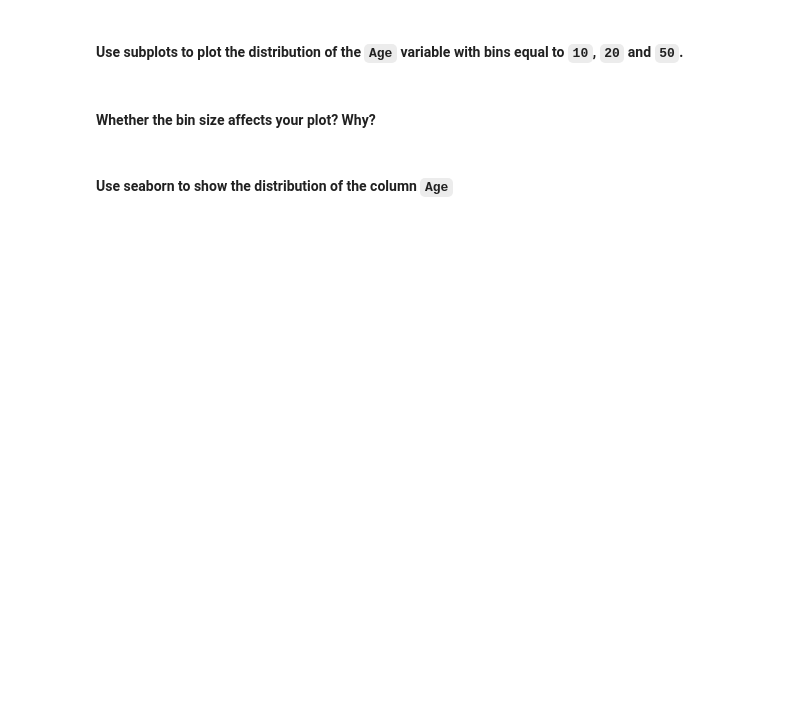
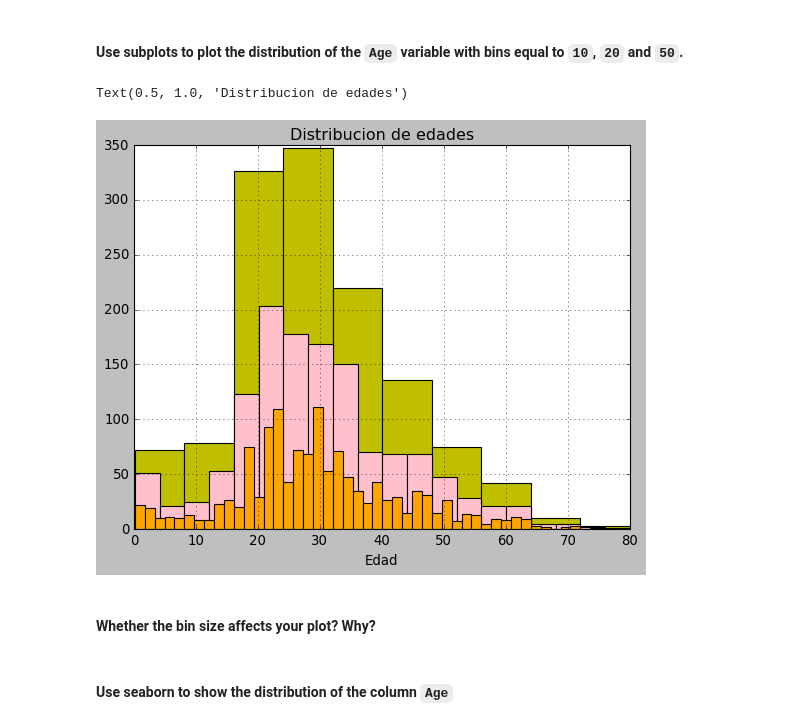
Before and after one commit to soledb94/datamad0320, a Jupyter notebook: module-2/lab-matplotlib-seaborn/your-code/challenge-3.ipynb, the cells around one changed output. Drawn from its saved outputs; the diff is of its cells as text; code cells hidden in the pictures; blank space fills up the shorter version.

```diff
--- a/module-2/lab-matplotlib-seaborn/your-code/challenge-3.ipynb
+++ b/module-2/lab-matplotlib-seaborn/your-code/challenge-3.ipynb
@@ -97,2 +105,26 @@ df.select_dtypes(object)
+# %%
+# your code here
+
+df["Age"].hist(color="y",bins=10)
+
+plt.xlabel("Edad")
+plt.title("Distribucion de edades")
+
+
+df["Age"].hist(color="pink",bins=20)
+
+plt.xlabel("Edad")
+plt.title("Distribucion de edades")
+
+
+df["Age"].hist(color="orange",bins=50)
+
+plt.xlabel("Edad")
+plt.title("Distribucion de edades")
+
+#bins=50 en el ejercicio anterior
+# %% [output]
+Text(0.5, 1.0, 'Distribucion de edades')
+[figure, added]
 # %% [markdown]
 #### Whether the bin size affects your plot? Why?
```
Also changed, not shown: parts of 15 cells of this notebook, 1 other file.
